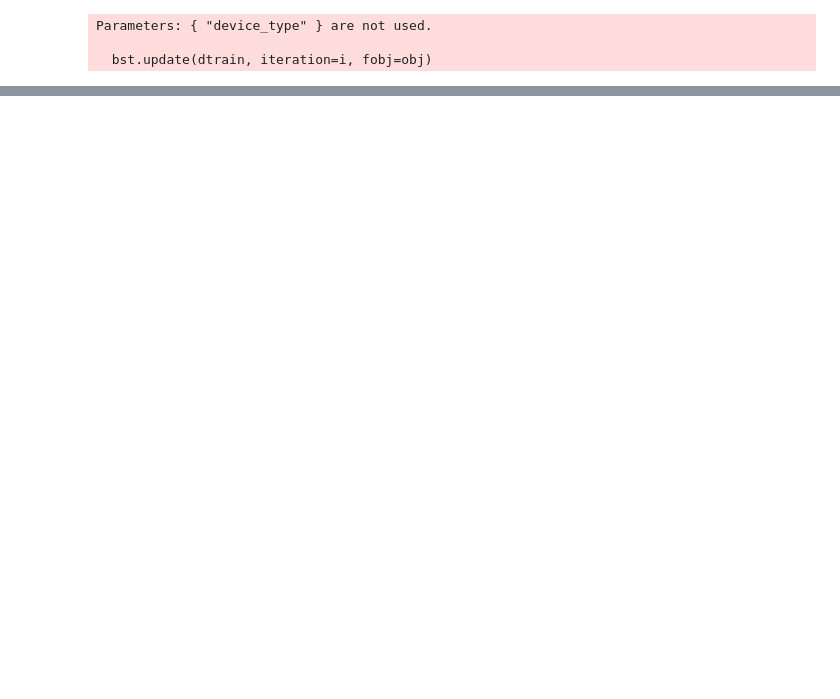
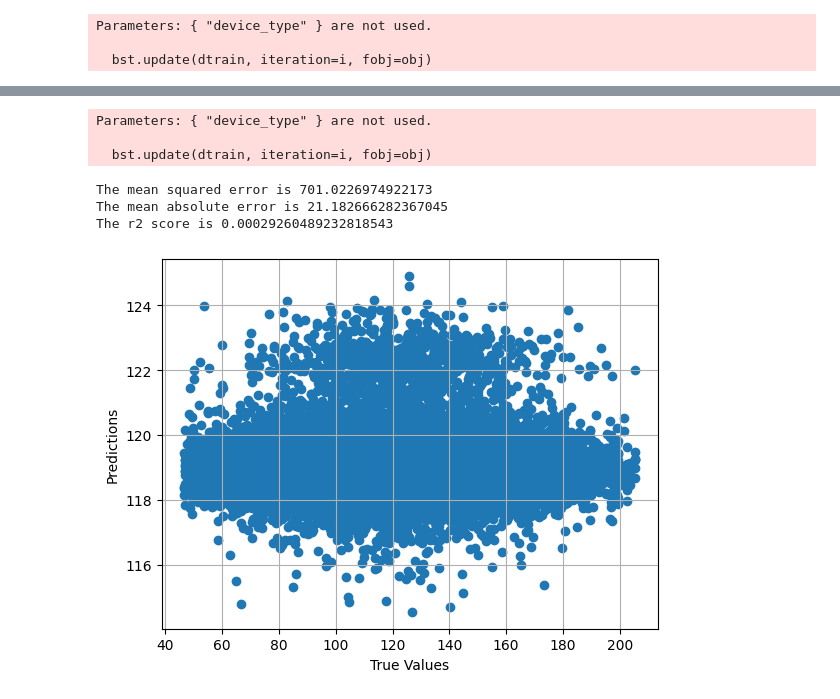
Before and after one commit to jessiestang/kagggle-predict-song-beat, a Jupyter notebook: linear_regression.ipynb, the cells around one changed output, grey strips where cells are left out. Cells and saved outputs as stored; diff of their text form; code cells hidden in the pictures; blank space fills up the shorter version.

```diff
--- a/linear_regression.ipynb
+++ b/linear_regression.ipynb
@@ -101,2 +90,36 @@ The r2 score is 0.0006068261717581125
 # %%
 # construct an ensemble pipeline with xgboost and histgradientboosting
+pipe_xgb = Pipeline([("model", xgb_model)])
+pipe_hgb = Pipeline([("model", hgb_model)])
+
+pipe_xgb.fit(features_train, outcome_train)
+pipe_hgb.fit(features_train, outcome_train)
+pred_xgb = pipe_xgb.predict(features_val)
+pred_hgb = pipe_hgb.predict(features_val)
+
+weight = 0.4 # the weight can be tuned later
+pred = weight * pred_xgb + (1 - weight) * pred_hgb
+# %% [output]
+Parameters: { "device_type" } are not used.
+
+  bst.update(dtrain, iteration=i, fobj=obj)
+# %%
+# compute the metrics
+mse_ens = mean_squared_error(outcome_val, pred)
+mae_ens = mean_absolute_error(outcome_val, pred)
+r2_ens = r2_score(outcome_val, pred)
+print(f"The mean squared error is {mse_ens}")
+print(f"The mean absolute error is {mae_ens}")
+print(f"The r2 score is {r2_ens}")
+# %% [output]
+The mean squared error is 701.0226974922173
+The mean absolute error is 21.182666282367045
+The r2 score is 0.00029260489232818543
+# %%
+plt.scatter(outcome_val, pred)
+plt.xlabel("True Values")
+plt.ylabel("Predictions")
+plt.grid()
+plt.show()
+# %% [output]
+[figure, added]
```
Also changed, not shown: parts of 13 cells of this notebook.
